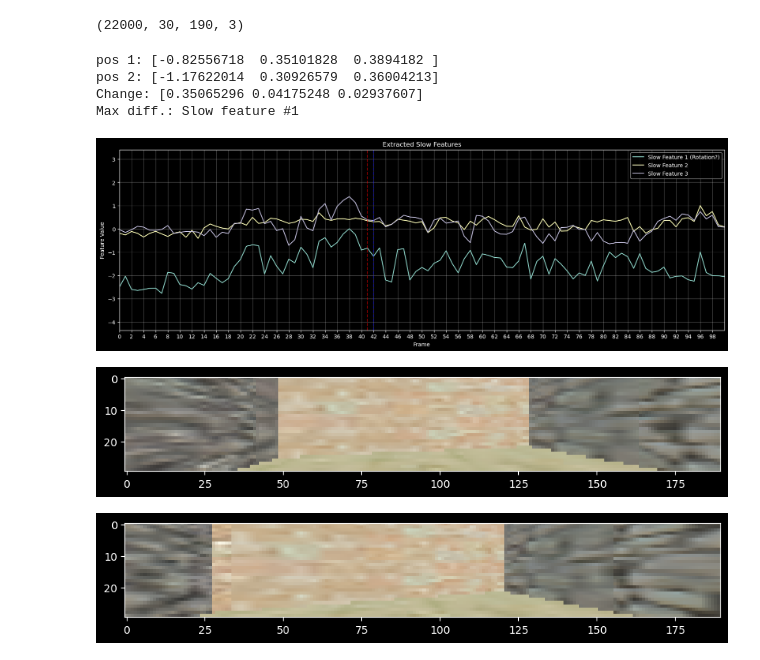
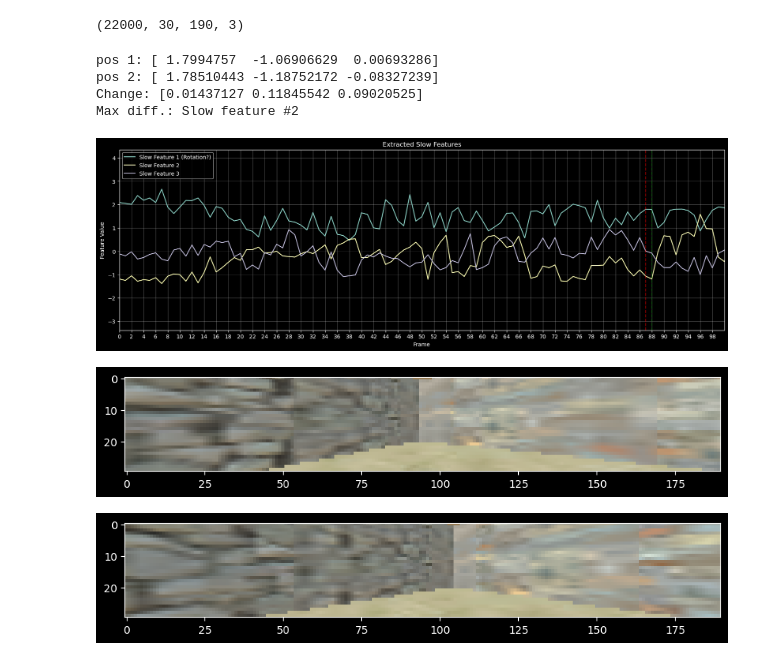
Before and after one commit to PplaysMine/unsupervisedLearning, a Jupyter notebook: keeping_it_clean/main.ipynb, the cells around one changed output. Saved outputs shown, nothing was run; the diff lists cells and outputs as text; code cells hidden in the pictures.

```diff
--- a/keeping_it_clean/main.ipynb
+++ b/keeping_it_clean/main.ipynb
@@ -15,51 +15,55 @@ print(data.shape)
 # %% [output]
 (22000, 30, 190, 3)
 # %%
-scaler = StandardScaler()
-images = data
+# scaler = StandardScaler()
+# images = scaler.fit_transform(data)
+images = np.array([(image - image.min()) / (image.max() - image.min()) for image in data])
+print(images[0].shape)
 
-layer_configurations = [(5, 5, 5, 5, 4, 1)]
+layer_configurations = [(20, 20, 10, 10, 5, 1)]
 hsfa = HSFA(3, images.shape[1:], layer_configurations, noise_std=0.1)
 hsfa = hsfa.fit(images)
 slow_features = hsfa.transform(images)
 # %%
 fig = plt.figure(figsize=(20, 6))
 ax = fig.add_subplot()
 
-index1 = 41
-index2 = index1+1
+# pos. Steigung = Rotation nach links?
+
+index1 = 87
+index2 = 88
 
 ax.plot(slow_features[:, 0], label="Slow Feature 1 (Rotation?)")
 ax.plot(slow_features[:, 1], label="Slow Feature 2")
 ax.plot(slow_features[:, 2], label="Slow Feature 3")
 print('pos 1:', slow_features[index1])
 print('pos 2:', slow_features[index2])
 print('Change:', np.abs(slow_features[index1] - slow_features[index2]))
 print(f'Max diff.: Slow feature #{np.argmax(np.abs(slow_features[index1] - slow_features[index2])) + 1}')
 ax.legend()
 ax.grid(alpha=.3)
 hline = ax.axvline(index1, c='r', alpha=.5, linestyle='--')
-hline = ax.axvline(index2, c='b', alpha=.5, linestyle='--')
+hline = ax.axvline(index2, c='g', alpha=.5, linestyle='--')
 plt.title("Extracted Slow Features")
 plt.xlabel("Frame")
 plt.ylabel("Feature Value")
 length = 100
 plt.xlim(0,length)
 plt.xticks(np.arange(0, length, 2))
 
 plt.figure(figsize=(10, 5))
 plt.imshow(data[index1])
 plt.figure(figsize=(10, 5))
 plt.imshow(data[index2])
 plt.show()
 # %% [output]
-pos 1: [-0.82556718  0.35101828  0.3894182 ]
-pos 2: [-1.17622014  0.30926579  0.36004213]
-Change: [0.35065296 0.04175248 0.02937607]
-Max diff.: Slow feature #1
+pos 1: [ 1.7994757  -1.06906629  0.00693286]
+pos 2: [ 1.78510443 -1.18752172 -0.08327239]
+Change: [0.01437127 0.11845542 0.09020525]
+Max diff.: Slow feature #2
-[figure, old version]
+[figure, new version]
-[figure, old version]
+[figure, new version]
-[figure, old version]
+[figure, new version]
 # %%
 from minisom import MiniSom
 from tqdm.notebook import tqdm
```
Also changed, not shown: parts of 2 cells of this notebook.
